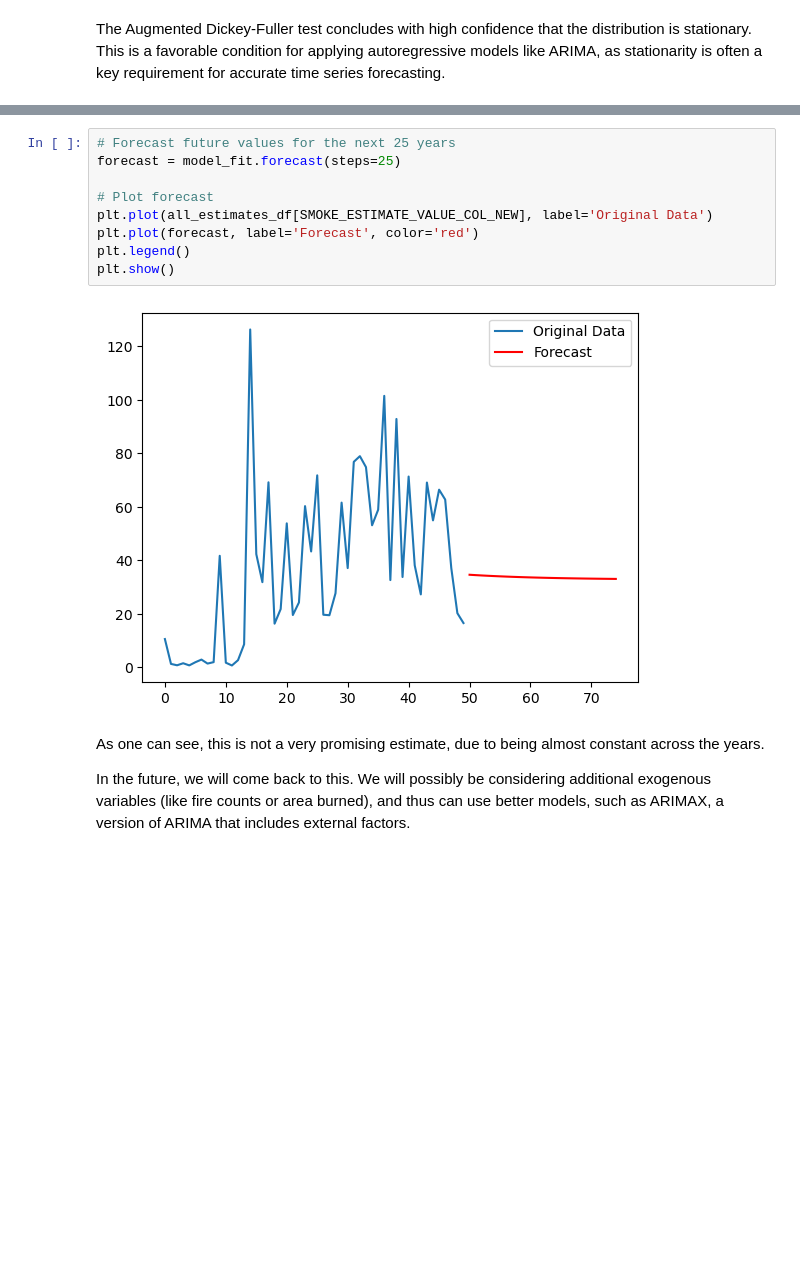
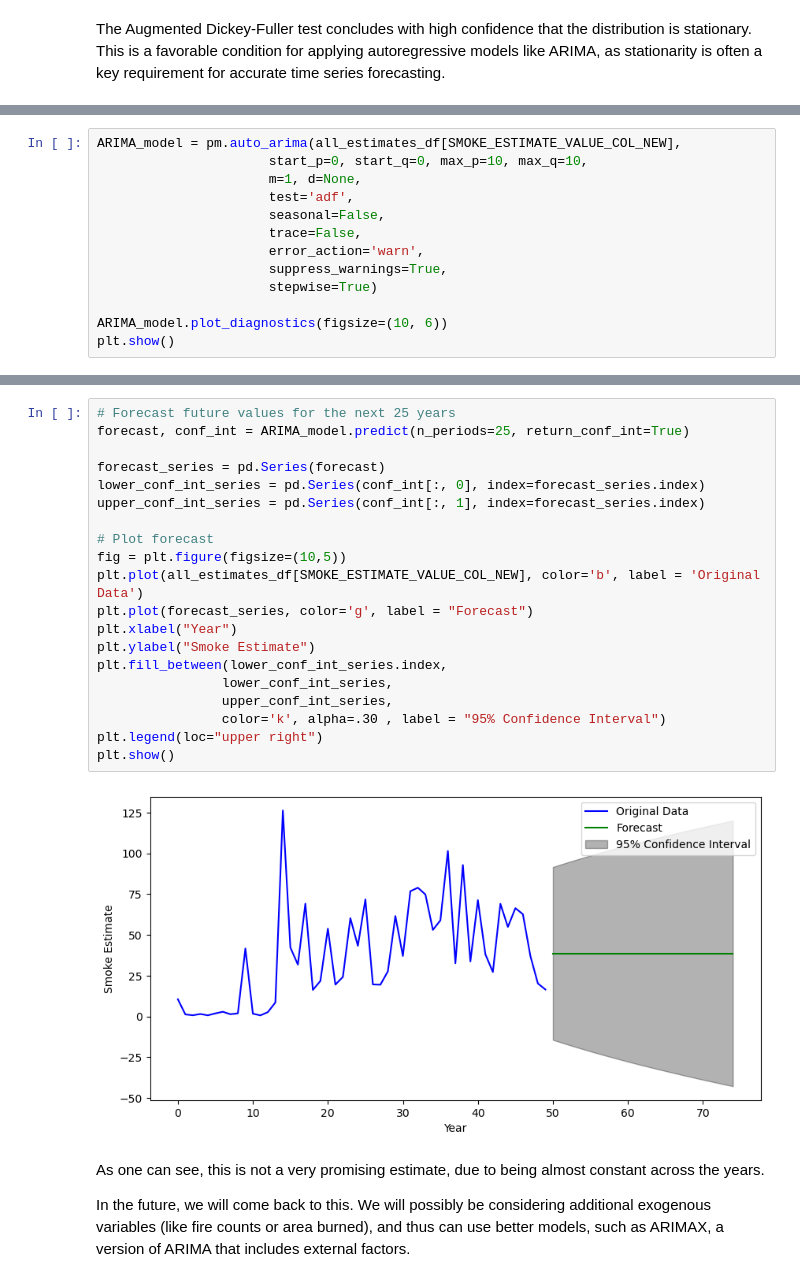
Before and after one commit to himanshunaidu/data512_project, a Jupyter notebook: wildfire_data_analysis.ipynb, the cells around one changed output, grey strips where cells are left out. Drawn from its saved outputs; the diff is of its cells as text; blank space fills up the shorter version.

Commit message:
Replace ARIMA with Auto ARIMA

```diff
--- a/wildfire_data_analysis.ipynb
+++ b/wildfire_data_analysis.ipynb
@@ -202,0 +174,13 @@ Warnings:
+# %%
+ARIMA_model = pm.auto_arima(all_estimates_df[SMOKE_ESTIMATE_VALUE_COL_NEW],
+                      start_p=0, start_q=0, max_p=10, max_q=10,
+                      m=1, d=None,
+                      test='adf',
+                      seasonal=False,
+                      trace=False,
+                      error_action='warn',
+                      suppress_warnings=True,
+                      stepwise=True)
+
+ARIMA_model.plot_diagnostics(figsize=(10, 6))
+plt.show()
@@ -203,14 +189,25 @@ Warnings:
 # %%
 # Forecast future values for the next 25 years
-forecast = model_fit.forecast(steps=25)
+forecast, conf_int = ARIMA_model.predict(n_periods=25, return_conf_int=True)
+
+forecast_series = pd.Series(forecast)
+lower_conf_int_series = pd.Series(conf_int[:, 0], index=forecast_series.index)
+upper_conf_int_series = pd.Series(conf_int[:, 1], index=forecast_series.index)
 
 # Plot forecast
-plt.plot(all_estimates_df[SMOKE_ESTIMATE_VALUE_COL_NEW], label='Original Data')
-plt.plot(forecast, label='Forecast', color='red')
-plt.legend()
+fig = plt.figure(figsize=(10,5))
+plt.plot(all_estimates_df[SMOKE_ESTIMATE_VALUE_COL_NEW], color='b', label = 'Original Data')
+plt.plot(forecast_series, color='g', label = "Forecast")
+plt.xlabel("Year")
+plt.ylabel("Smoke Estimate")
+plt.fill_between(lower_conf_int_series.index,
+                lower_conf_int_series,
+                upper_conf_int_series,
+                color='k', alpha=.30 , label = "95% Confidence Interval")
+plt.legend(loc="upper right")
 plt.show()
 # %% [output]
-[figure, old version]
+[figure, new version]
 # %% [markdown]
 As one can see, this is not a very promising estimate, due to being almost constant across the years.
 
```
Also changed, not shown: parts of 5 cells of this notebook.
